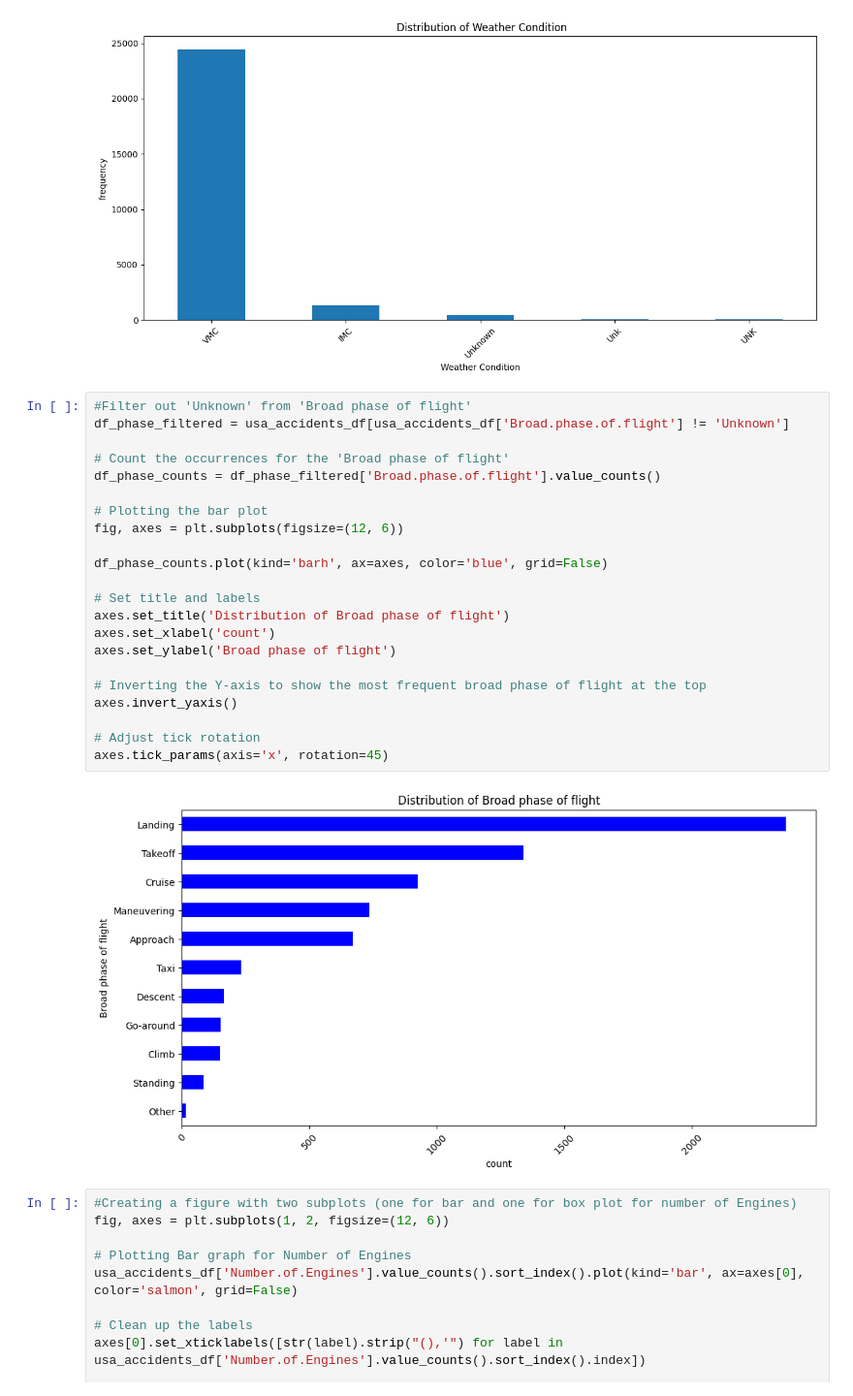
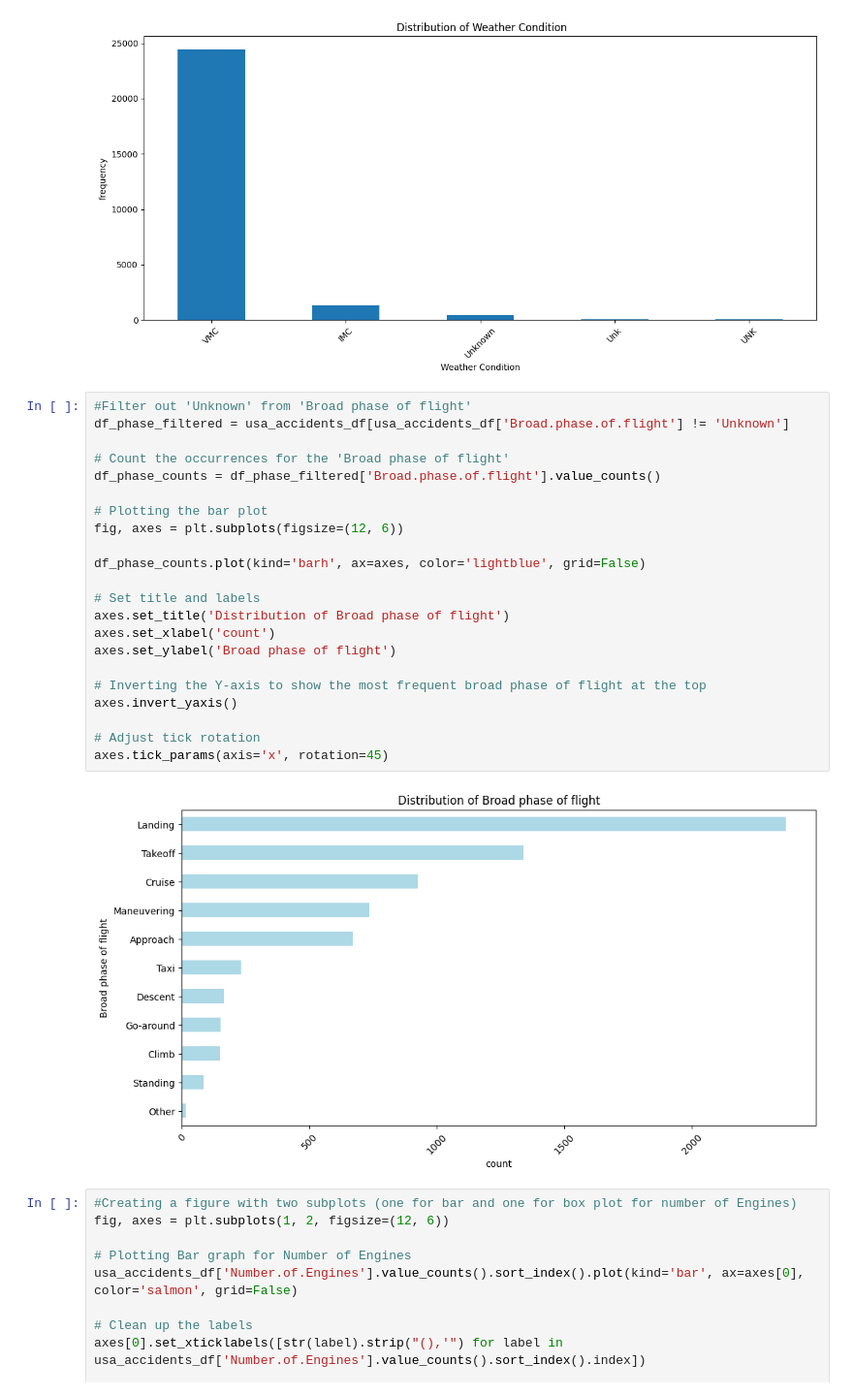
Before and after one commit to charlesot/Phase-1-project, a Jupyter notebook: student.ipynb, the cells around one changed output. Shown at 97% size. Saved outputs shown, nothing was run; the diff lists cells and outputs as text.

Commit message:
included visualization

```diff
--- a/student.ipynb
+++ b/student.ipynb
@@ -707,27 +708,27 @@ plt.show()
 # %%
 #Filter out 'Unknown' from 'Broad phase of flight'
 df_phase_filtered = usa_accidents_df[usa_accidents_df['Broad.phase.of.flight'] != 'Unknown']
 
 # Count the occurrences for the 'Broad phase of flight'
 df_phase_counts = df_phase_filtered['Broad.phase.of.flight'].value_counts()
 
 # Plotting the bar plot
 fig, axes = plt.subplots(figsize=(12, 6))
 
-df_phase_counts.plot(kind='barh', ax=axes, color='blue', grid=False)
+df_phase_counts.plot(kind='barh', ax=axes, color='lightblue', grid=False)
 
 # Set title and labels
 axes.set_title('Distribution of Broad phase of flight')
 axes.set_xlabel('count')
 axes.set_ylabel('Broad phase of flight')
 
 # Inverting the Y-axis to show the most frequent broad phase of flight at the top
 axes.invert_yaxis()
 
 # Adjust tick rotation
 axes.tick_params(axis='x', rotation=45)
 # %% [output]
-[figure, old version]
+[figure, new version]
 # %%
 #Creating a figure with two subplots (one for bar and one for box plot for number of Engines)
 fig, axes = plt.subplots(1, 2, figsize=(12, 6))
```
Also changed, not shown: parts of 6 cells of this notebook, 7 other files.
